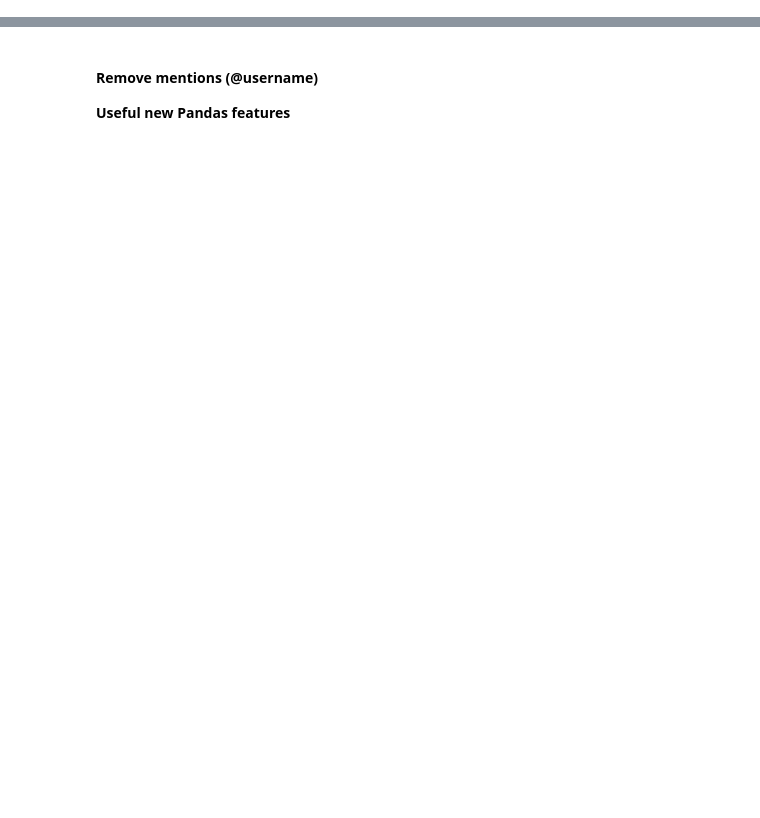
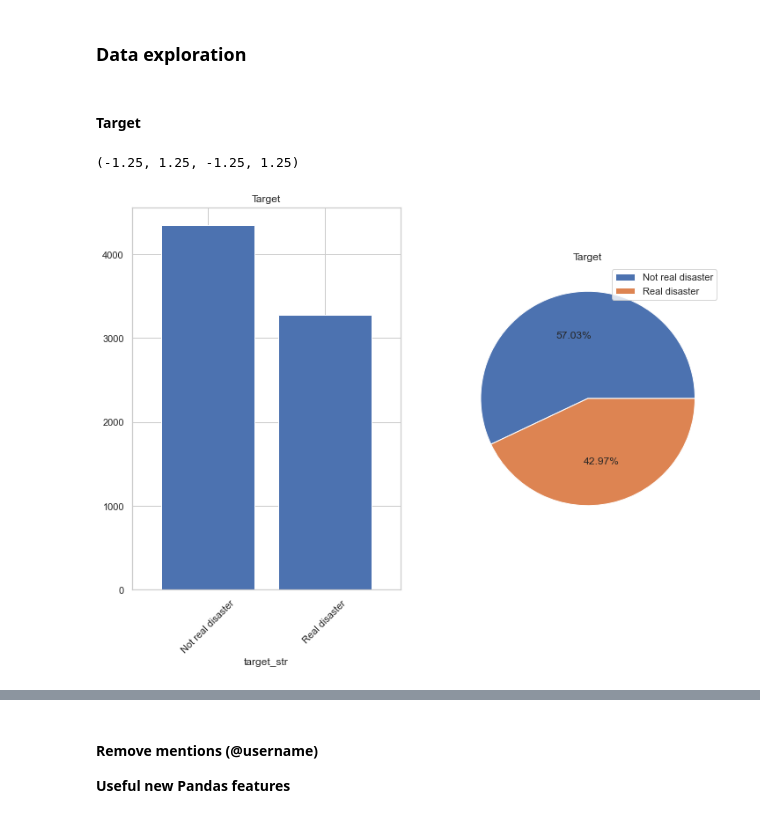
Before and after one commit to casals90/nlp_with_disaster_tweets, a Jupyter notebook: DataCleaningAndExploration.ipynb, the cells around one changed output, grey strips where cells are left out. Drawn from its saved outputs; the diff is of its cells as text; code cells hidden in the pictures; blank space fills up the shorter version.

```diff
--- a/DataCleaningAndExploration.ipynb
+++ b/DataCleaningAndExploration.ipynb
@@ -77,0 +31,16 @@ df.iloc[62].text
+# %%
+data_folder = "data"
+submissions_folder = os.path.join(data_folder, "submissions")
+
+train_file = os.path.join(data_folder, "train.csv")
+test_file = os.path.join(data_folder, "test.csv")
+
+target_names = ["Not real disaster", "Real disaster"]
+
+stop_words = stopwords.words('english')
+
+target_dict = {
+    "label": target_names,
+    "value": [0, 1]
+}
+target_df = pd.DataFrame(target_dict)
@@ -77,0 +59,23 @@ df.iloc[62].text
+# %%
+train_df.loc[:, "text"] = train_df.text.astype("string")
+train_df.loc[:, "target_str"] = pd.merge(train_df, target_df, how="left", left_on="target", right_on="value")["label"]
+# %% [markdown]
+### Data exploration
+# %% [markdown]
+#### Target
+# %%
+fig = plt.figure(figsize=(12, 8))
+
+ax1 = fig.add_subplot(121)
+ax2 = fig.add_subplot(122)
+
+train_df.groupby("target_str").size().sort_values(ascending=False).plot(
+    kind="bar", width=0.8, title="Target", ax=ax1, rot=45)
+
+train_df.groupby("target_str").size().sort_values(ascending=False).plot(
+    kind="pie", title="Target", ax=ax2, legend=True, autopct="%.2f%%", labels=None)
+
+ax2.axis("off")
+# %% [output]
+(-1.25, 1.25, -1.25, 1.25)
+[figure, added]
```
Also changed, not shown: parts of 106 cells of this notebook, 2 other files.
